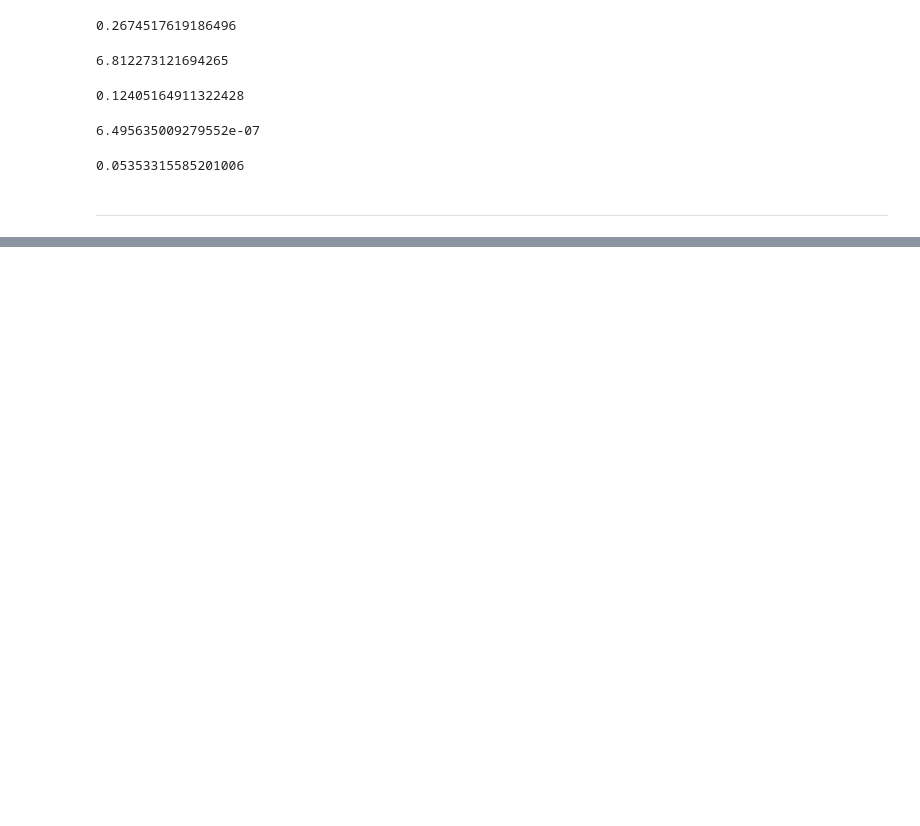
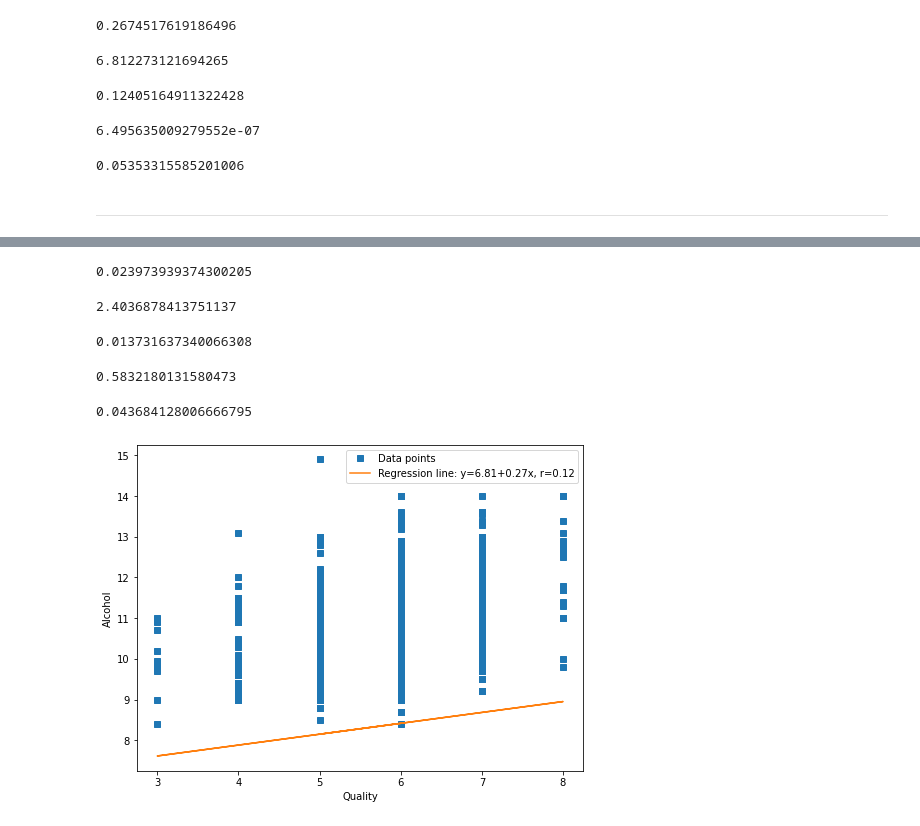
Before and after one commit to donalbuggy/MachStat_Autumn_2023_project, a Jupyter notebook: regression.ipynb, the cells around one changed output, grey strips where cells are left out. Drawn from its saved outputs; the diff is of its cells as text; code cells hidden in the pictures; blank space fills up the shorter version.

Commit message:
added data visualisations

```diff
--- a/regression.ipynb
+++ b/regression.ipynb
@@ -212,0 +200,40 @@ wine_result1.pvalue
+# %%
+wine_result3 = ss.linregress(x_wine, y_wine)
+wine_result3.slope
+# %% [output]
+0.023973939374300205
+# %%
+wine_result3.intercept
+# %% [output]
+2.4036878413751137
+# %%
+wine_result3.rvalue
+# %% [output]
+0.013731637340066308
+# %%
+wine_result3.pvalue
+# %% [output]
+0.5832180131580473
+# %%
+wine_result3.stderr
+# %% [output]
+0.043684128006666795
+# %%
+# Visualising the results
+
+# Quality vs alcohol content
+
+line = f'Regression line: y={wine_result1.intercept:.2f}+{wine_result1.slope:.2f}x, r={wine_result1.rvalue:.2f}'
+
+x = np.array(wine_data.quality)
+y = np.array(wine_data.alcohol)
+
+fig, ax = plt.subplots()
+ax.plot(x, y, linewidth=0, marker='s', label='Data points')
+ax.plot(x, wine_result1.intercept + wine_result1.slope * x_wine, label=line)
+ax.set_xlabel('Quality')
+ax.set_ylabel('Alcohol')
+ax.legend(facecolor='white')
+plt.show()
+# %% [output]
+[figure, added]
```
Also changed, not shown: parts of 19 cells of this notebook.
